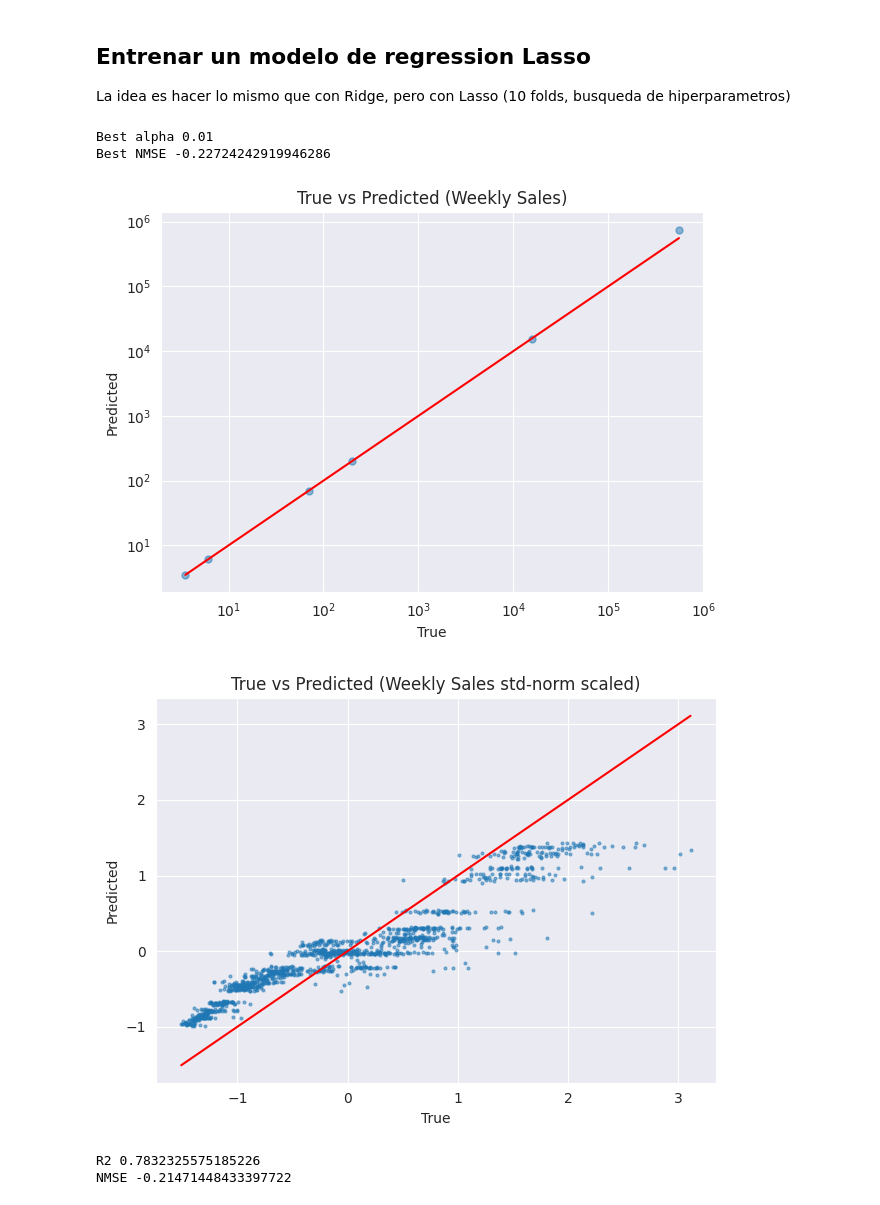
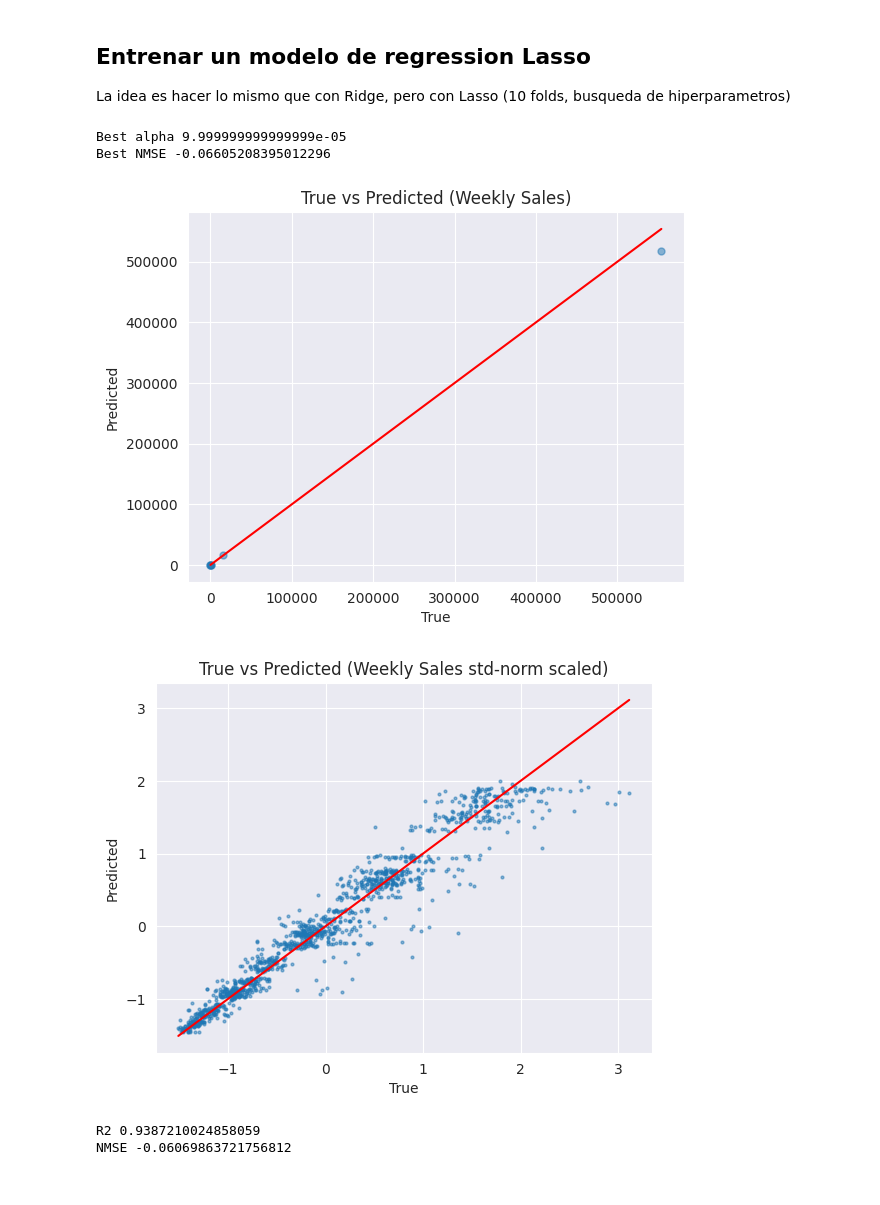
Before and after one commit to MightyHelper/ia2-uncuyo-2024, a Jupyter notebook: notebooks/entrega2/wallmart.ipynb, the cells around one changed output. Drawn from its saved outputs; the diff is of its cells as text; code cells hidden in the pictures.

```diff
--- a/notebooks/entrega2/wallmart.ipynb
+++ b/notebooks/entrega2/wallmart.ipynb
@@ -220,13 +218,13 @@ def plot_prediction_output(plot_X, plot_y, plot_y_h):
     plt.xlabel('True')
     plt.ylabel('Predicted')
     plt.title('True vs Predicted (Weekly Sales)')
-    # Log x and y
-    plt.xscale('log')
-    plt.yscale('log')
-    plt.tight_layout()
+    # # Log x and y
+    # plt.xscale('log')
+    # plt.yscale('log')
+    # # plt.tight_layout()
     plt.show()
-
-
+    #
+    #
     plt.figure()
     # point size = 5, transparency = 0.5
     plt.plot(plot_y, plot_y_h, 'o', markersize=2, alpha=0.5)
@@ -237,7 +235,7 @@ def plot_prediction_output(plot_X, plot_y, plot_y_h):
     plt.ylabel('Predicted')
     plt.title('True vs Predicted (Weekly Sales std-norm scaled)')
     # Log x and y
-    plt.tight_layout()
+    # plt.tight_layout()
     plt.show()
 
     # Compute r2 and nmse
@@ -312,22 +310,22 @@ pd.DataFrame(grid.cv_results_)[['param_alpha', 'mean_test_score', 'std_test_scor
 La idea es hacer lo mismo que con Ridge, pero con Lasso (10 folds, busqueda de hiperparametros)
 # %%
 from sklearn.linear_model import Lasso
-alphas = np.logspace(-2, 7, 50)
+alphas = np.logspace(-4, 7, 50)
 param_grid = {'alpha': alphas}
 kf = KFold(n_splits=10, shuffle=True, random_state=111)
-grid = GridSearchCV(Lasso(random_state=111, max_iter=1000, tol=0.001), param_grid, cv=kf, scoring='neg_mean_squared_error')
+grid = GridSearchCV(Lasso(random_state=111, max_iter=2000, tol=0.001), param_grid, cv=kf, scoring='neg_mean_squared_error')
 grid.fit(train_X, train_y)
 best_alpha = grid.best_params_['alpha']
 print("Best alpha", best_alpha)
 print("Best NMSE", grid.best_score_)
 plot_prediction_output(test_X, test_y, grid.predict(test_X))
 # %% [output]
-Best alpha 0.01
-Best NMSE -0.22724242919946286
+Best alpha 9.999999999999999e-05
+Best NMSE -0.06605208395012296
-[figure, old version]
+[figure, new version]
-[figure, old version]
+[figure, new version]
-R2 0.7832325575185226
-NMSE -0.21471448433397722
+R2 0.9387210024858059
+NMSE -0.06069863721756812
 # %%
 model = Lasso(alpha=best_alpha, random_state=111, max_iter=1000, tol=0.001)
 model.fit(train_X, train_y)
```
Also changed, not shown: parts of 10 cells of this notebook.
